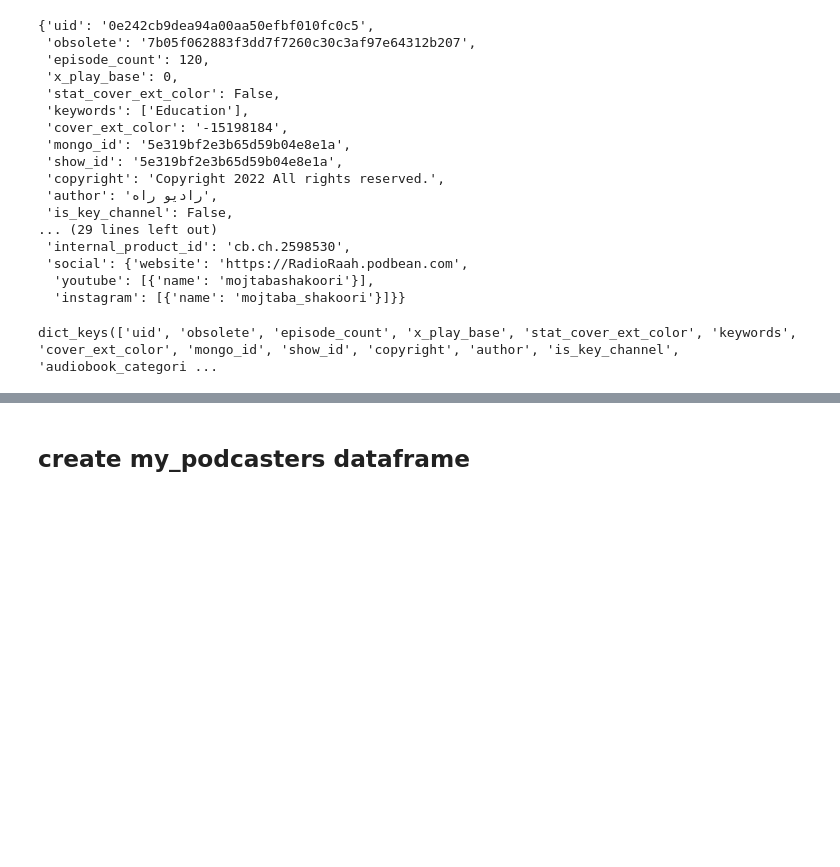
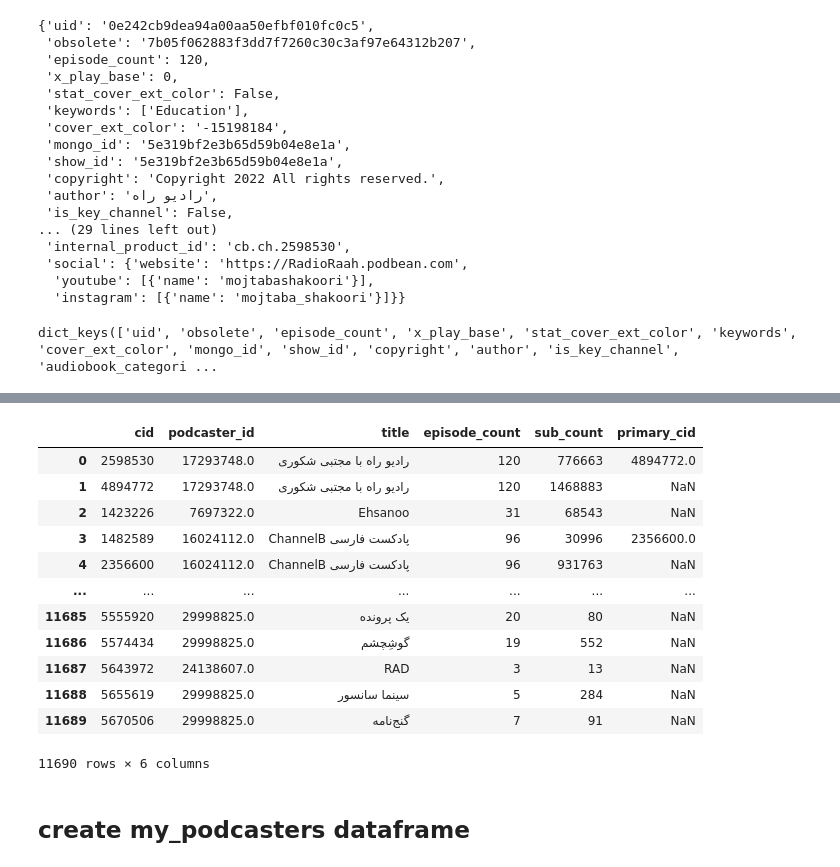
Before and after one commit to 0xkamkar/ML_Project, a Jupyter notebook: Milestone1/1-Data/Data.ipynb, the cells around one changed output, grey strips where cells are left out. Drawn from its saved outputs; the diff is of its cells as text; code cells hidden in the pictures; blank space fills up the shorter version.

```diff
--- a/Milestone1/1-Data/Data.ipynb
+++ b/Milestone1/1-Data/Data.ipynb
@@ -137,0 +145,15 @@ dict_keys(['uid', 'obsolete', 'episode_count', 'x_play_base', 'stat_cover_ext_co
+# %%
+is_primary_cid_in = np.zeros(len(all_podcasts), dtype=bool)
+primary_cids = np.zeros(len(all_podcasts), dtype=int)
+cids = np.zeros(len(all_podcasts), dtype=int)
+
+for i in range(len(all_podcasts)):
+    is_primary_cid_in[i] = ('primary_cid' in all_podcasts['data'][i].keys())
+    if is_primary_cid_in[i]:
+        primary_cids[i] = all_podcasts['data'][i]['primary_cid']
+        cids[i] = all_podcasts['cid'][i]
+# %%
+primary_cids_data = np.array([cids[cids!=0], primary_cids[primary_cids!=0]]).swapaxes(0, 1)
+columns_name = ['cid', 'primary_cid']
+primary_cids_df = pd.DataFrame(columns=columns_name, data=primary_cids_data)
+primary_cids_df
@@ -137,0 +174,18 @@ dict_keys(['uid', 'obsolete', 'episode_count', 'x_play_base', 'stat_cover_ext_co
+# %%
+len_all_podcasts = len(all_podcasts)
+
+all_podcasts_data = np.array([
+    [all_podcasts['cid'][i] for i in range(len_all_podcasts)],
+    [all_podcasts['podcaster_id'][i] for i in range(len_all_podcasts)],
+    [all_podcasts['data'][i]['title'] for i in range(len_all_podcasts)],
+    [all_podcasts['data'][i]['episode_count'] for i in range(len_all_podcasts)],
+    [all_podcasts['data'][i]['sub_count'] for i in range(len_all_podcasts)],
+]).swapaxes(0, 1)
+# %%
+columns_name = ['cid', 'podcaster_id', 'title', 'episode_count', 'sub_count']
+all_podcasts_df1 = pd.DataFrame(data=all_podcasts_data, columns=columns_name)
+all_podcasts_df1['cid'] = all_podcasts_df1['cid'].astype(int)
+all_podcasts_df1['podcaster_id'] = all_podcasts_df1['podcaster_id'].astype(float)
+all_podcasts_df1['episode_count'] = all_podcasts_df1['episode_count'].astype(int)
+all_podcasts_df1['sub_count'] = all_podcasts_df1['sub_count'].astype(int)
+all_podcasts_df1.head()
@@ -137,0 +199,17 @@ dict_keys(['uid', 'obsolete', 'episode_count', 'x_play_base', 'stat_cover_ext_co
+# %%
+all_podcasts_df = all_podcasts_df1.join(primary_cids_df.set_index('cid'), on='cid')
+all_podcasts_df
+# %% [output]
+|  | cid | podcaster_id | title | episode_count | sub_count | primary_cid |
+| 0 | 2598530 | 17293748.0 | رادیو راه با مجتبی شکوری | 120 | 776663 | 4894772.0 |
+| 1 | 4894772 | 17293748.0 | رادیو راه با مجتبی شکوری | 120 | 1468883 | NaN |
+| 2 | 1423226 | 7697322.0 | Ehsanoo | 31 | 68543 | NaN |
+| 3 | 1482589 | 16024112.0 | ChannelB پادکست فارسی | 96 | 30996 | 2356600.0 |
+| 4 | 2356600 | 16024112.0 | ChannelB پادکست فارسی | 96 | 931763 | NaN |
+| ... | ... | ... | ... | ... | ... | ... |
+| 11685 | 5555920 | 29998825.0 | یک پرونده | 20 | 80 | NaN |
+| 11686 | 5574434 | 29998825.0 | گوشِچشم | 19 | 552 | NaN |
+| 11687 | 5643972 | 24138607.0 | RAD | 3 | 13 | NaN |
+| 11688 | 5655619 | 29998825.0 | سینما سانسور | 5 | 284 | NaN |
+| 11689 | 5670506 | 29998825.0 | گنج‌نامه | 7 | 91 | NaN |
+11690 rows × 6 columns
```
Also changed, not shown: parts of 6 cells of this notebook, 1 other file.
